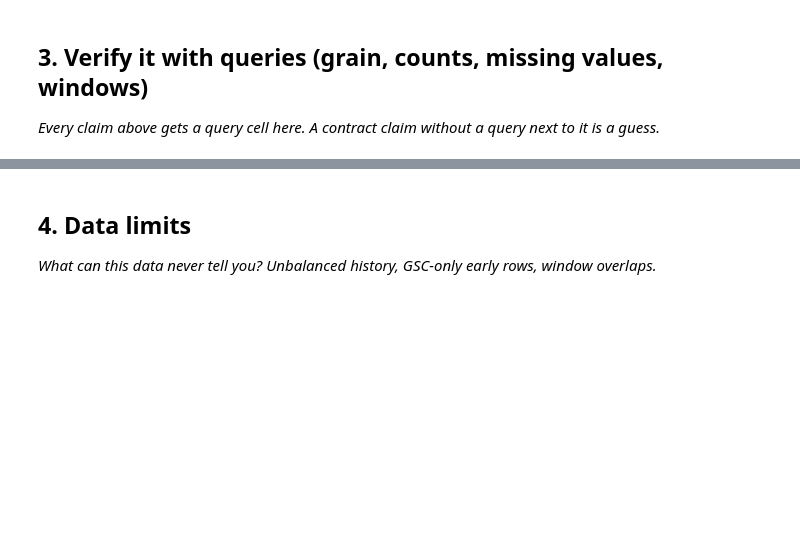
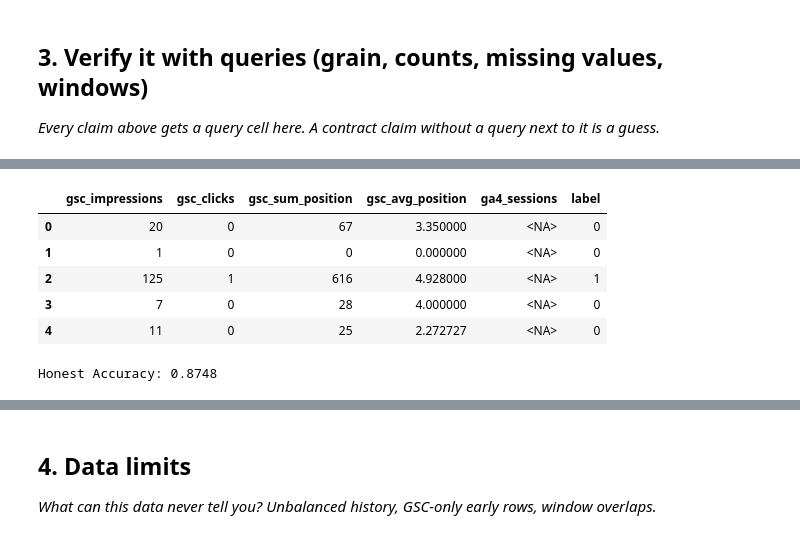
Before and after one commit to iammns9/flyrank_ml_internship, a Jupyter notebook: work/notebooks/w03_data_contract.ipynb, the cells around one changed output, grey strips where cells are left out. Drawn from its saved outputs; the diff is of its cells as text; code cells hidden in the pictures; blank space fills up the shorter version.

```diff
--- a/work/notebooks/w03_data_contract.ipynb
+++ b/work/notebooks/w03_data_contract.ipynb
@@ -29,0 +197,56 @@ This skeleton is yours to fill. Work the sections **in order** — each one has
+# %%
+leak_df = con.sql(f"""
+SELECT
+    gsc_impressions,
+    gsc_clicks,
+    gsc_sum_position,
+    gsc_avg_position,
+    ga4_sessions,
+    CASE
+        WHEN gsc_clicks > 0 THEN 1
+        ELSE 0
+    END AS label
+FROM {TABLES['fact_daily']}
+WHERE year(report_date)=2026
+AND month(report_date)=3
+AND gsc_data_available IS TRUE
+LIMIT 50000
+""").df()
+
+leak_df.head()
+# %% [output]
+|  | gsc_impressions | gsc_clicks | gsc_sum_position | gsc_avg_position | ga4_sessions | label |
+| 0 | 20 | 0 | 67 | 3.350000 | <NA> | 0 |
+| 1 | 1 | 0 | 0 | 0.000000 | <NA> | 0 |
+| 2 | 125 | 1 | 616 | 4.928000 | <NA> | 1 |
+| 3 | 7 | 0 | 28 | 4.000000 | <NA> | 0 |
+| 4 | 11 | 0 | 25 | 2.272727 | <NA> | 0 |
+# %%
+from sklearn.model_selection import train_test_split
+from sklearn.ensemble import RandomForestClassifier
+from sklearn.metrics import accuracy_score
+
+features = [
+    "gsc_impressions",
+    "gsc_sum_position",
+    "gsc_avg_position",
+    "ga4_sessions"
+]
+
+X = leak_df[features].fillna(0)
+y = leak_df["label"]
+
+X_train, X_test, y_train, y_test = train_test_split(
+    X, y,
+    test_size=0.2,
+    random_state=42
+)
+
+model = RandomForestClassifier(random_state=42)
+model.fit(X_train, y_train)
+
+pred = model.predict(X_test)
+
+print("Honest Accuracy:", accuracy_score(y_test, pred))
+# %% [output]
+Honest Accuracy: 0.8748
```
Also changed, not shown: parts of 19 cells of this notebook.
